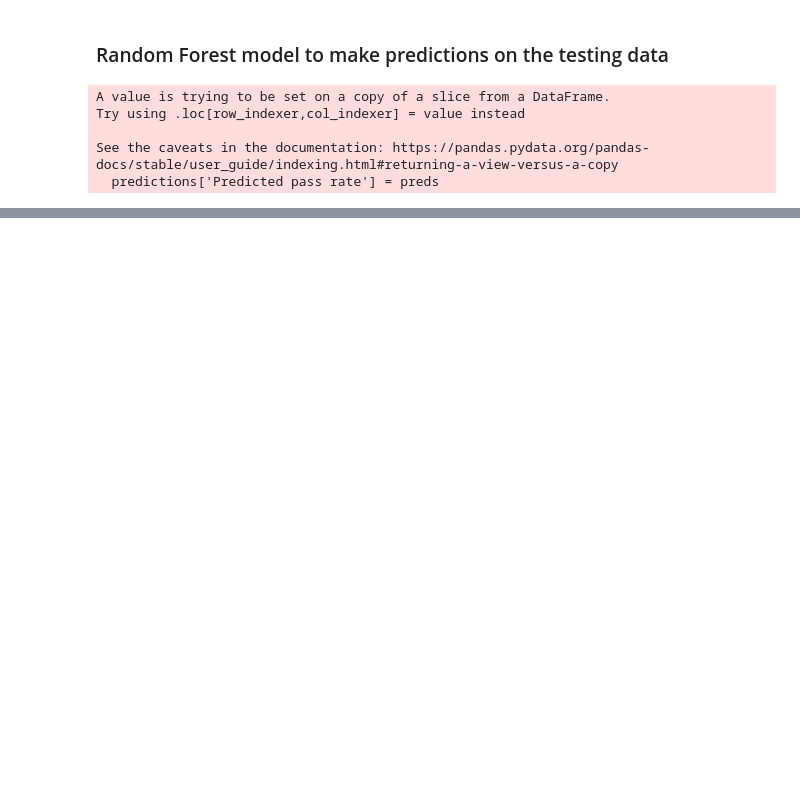
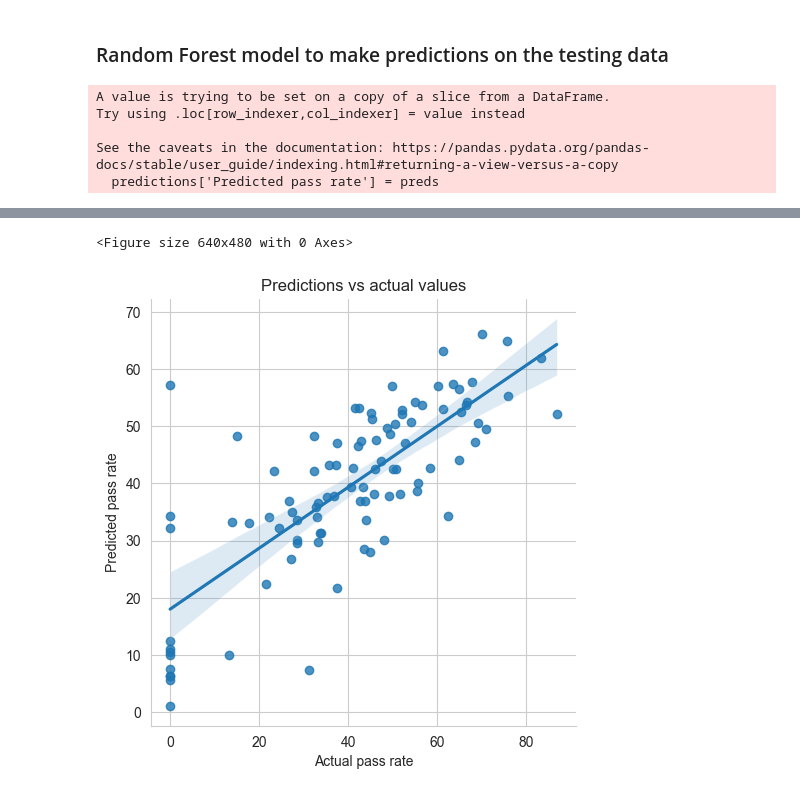
Before and after one commit to mcelhens/AP-Outcomes-to-University-Metrics, a Jupyter notebook: North_Carolina/northcarolina_models.ipynb, the cells around one changed output, grey strips where cells are left out. Cells and saved outputs as stored; diff of their text form; code cells hidden in the pictures; blank space fills up the shorter version.

```diff
--- a/North_Carolina/northcarolina_models.ipynb
+++ b/North_Carolina/northcarolina_models.ipynb
@@ -1017,0 +1058,23 @@ r2_score(predictions['Predicted pass rate'],predictions['PERCENT_3_OR_ABOVE']) #
+# %%
+import matplotlib.pyplot as plt
+import seaborn as sns
+import pandas as pd
+
+# Assuming 'predictions' is your DataFrame
+# Convert columns to numeric
+predictions['PERCENT_3_OR_ABOVE'] = pd.to_numeric(predictions['PERCENT_3_OR_ABOVE'], errors='coerce')
+predictions['Predicted pass rate'] = pd.to_numeric(predictions['Predicted pass rate'], errors='coerce')
+
+# Drop rows with NaN values
+predictions = predictions.dropna(subset=['PERCENT_3_OR_ABOVE', 'Predicted pass rate'])
+
+# Generate the lmplot
+plt.figure()
+sns.lmplot(data=predictions, x='PERCENT_3_OR_ABOVE', y='Predicted pass rate')
+plt.xlabel('Actual pass rate')
+plt.title('Predictions vs actual values')
+plt.savefig('Testing_prediction_vs_actual.png')
+plt.show()
+# %% [output]
+<Figure size 640x480 with 0 Axes>
+[figure, added]
```
Also changed, not shown: parts of 44 cells of this notebook, 10 other files.
